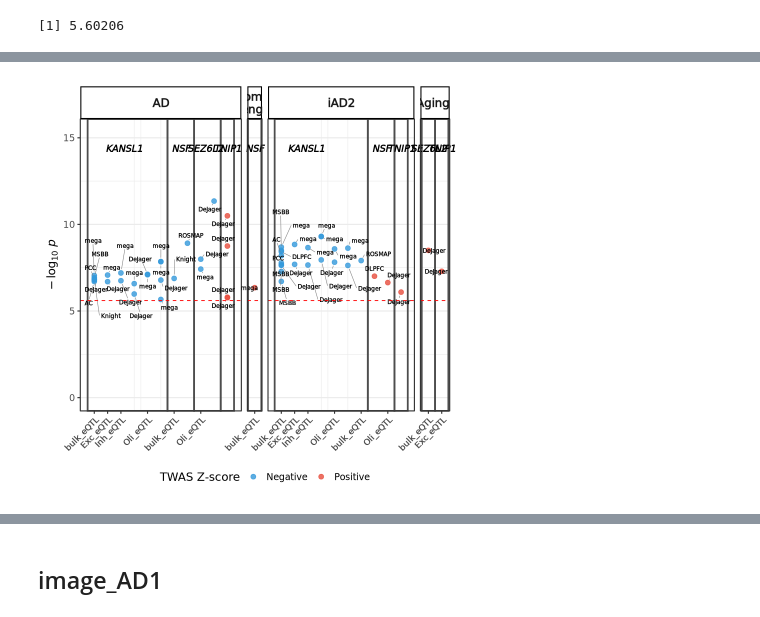
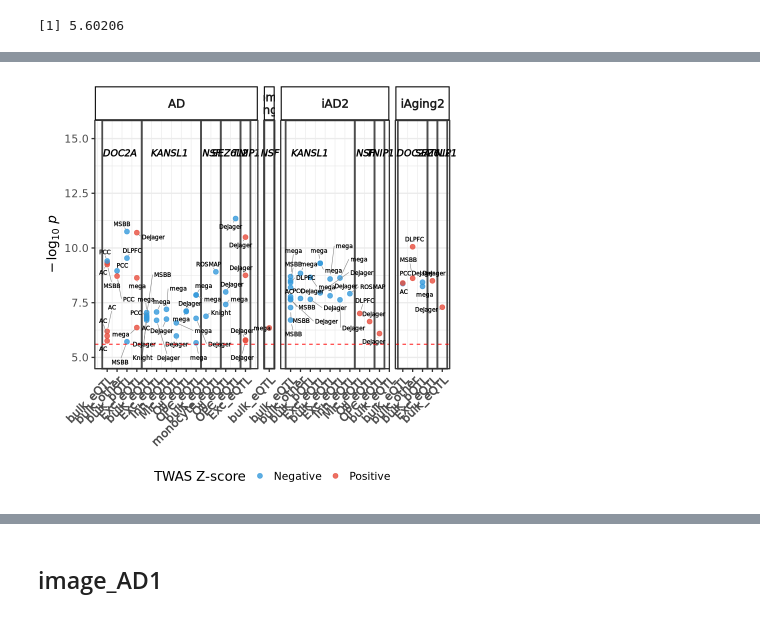
Before and after one commit to rl3328/DNE_xQTL_paper, a Jupyter notebook: main_text/4_candidate_genes/staging/interested_genes/TWAS_QTL/twas_story_allcontexts.ipynb, the cells around one changed output, grey strips where cells are left out. Saved outputs shown, nothing was run; the diff lists cells and outputs as text; code cells hidden in the pictures.

Commit message:
update AD2_gene_twas_plot

```diff
--- a/main_text/4_candidate_genes/staging/interested_genes/TWAS_QTL/twas_story_allcontexts.ipynb
+++ b/main_text/4_candidate_genes/staging/interested_genes/TWAS_QTL/twas_story_allcontexts.ipynb
@@ -212,9 +212,9 @@ A data.table: 5 × 16
 # %% [output]
 [1] 5.60206
 # %%
-AD2_story_genes_selected = bind_rows(TNIP1_selected, KANSL1_selected, NSF_selected, SEZ6L2_selected)
+AD2_story_genes_selected = bind_rows(TNIP1_selected, KANSL1_selected, NSF_selected, SEZ6L2_selected, DOC2A_selected)
 AD2_story_genes_selected = AD2_story_genes_selected |> filter( twas_pval < 2.5*1e-6) |> select(chr, molecular_id, gene_name, context, gwas_study, twas_z, twas_pval, everything())
-AD2_story_genes_selected = AD2_story_genes_selected |> mutate(gwas_study = ifelse(grepl("Bellenguez|Wightman", gwas_study), "AD", gwas_study)) |> mutate(context = sub("_chr.*", "", context))
+AD2_story_genes_selected = AD2_story_genes_selected |> mutate(gwas_study = ifelse(grepl("Bellenguez|Wightman|Jansen", gwas_study), "AD", gwas_study)) |> mutate(context = sub("_chr.*", "", context))
 # %%
 # AD2_story_genes_selected = AD2_story_genes_selected  |>
 #   left_join(context_gene_pair, by = "gene_name") %>% mutate(adjusted_p = (function(p) { o <- order(p); ro <- order(o); pmin(1, cummin(rev(p[o] * context_gene_pair / seq_along(p))))[rev(seq_along(p))][ro] })(twas_pval), bonff_p = pmin(1, twas_pval * context_gene_pair))
@@ -287,25 +309,28 @@ xqtl_context_order <- plot_data_processed %>%
           qtl_type) %>%
   pull(cell_qtl_label)
 
-# Define custom GWAS study order (this will be used for facet ordering)
+# Define custom GWAS study order
 gwas_order <- c("AD", "Telomere\n length", "iAD2", "iAging2")
 
-# Create gene-specific cell_qtl_label with ordering
+# Apply factors
 plot_data_processed <- plot_data_processed %>%
   mutate(
-    gene_cell_qtl = paste0(gene_name, "_", cell_qtl_label),
     cell_qtl_label = factor(cell_qtl_label, levels = xqtl_context_order),
-    # Apply custom GWAS order
     gwas_study = factor(gwas_study, levels = gwas_order)
   )
 
-# Create x_position within each GWAS study with equal spacing
+# KEY FIX: Create unique gene_cell_qtl combinations WITHIN each GWAS study
+# This ensures same gene + cell_qtl_label always gets the same x_position
 plot_data_processed <- plot_data_processed %>%
   group_by(gwas_study) %>%
-  arrange(gene_name, cell_qtl_label, .by_group = TRUE) %>%
   mutate(
-    gene_cell_qtl = paste0(gene_name, "_", cell_qtl_label),
-    x_position = as.numeric(factor(gene_cell_qtl, levels = unique(gene_cell_qtl)))
+    gene_cell_qtl = paste0(gene_name, "_", cell_qtl_label)
+  ) %>%
+  # Create position mapping based on unique combinations (not on all rows)
+  group_by(gwas_study) %>%
+  mutate(
+    x_position = as.numeric(factor(gene_cell_qtl,
+                                   levels = unique(gene_cell_qtl[order(gene_name, cell_qtl_label)])))
   ) %>%
   ungroup()
 
@@ -318,9 +343,8 @@ gwas_panel_widths <- plot_data_processed %>%
     n_combinations = n_distinct(gene_name, cell_qtl_label),
     .groups = "drop"
   ) %>%
-  # Keep the custom gwas_order, don't reorder by content
   mutate(
-    panel_width = n_combinations * 0.4 + n_genes * 0.5,
+    panel_width = n_combinations * 0.3 + n_genes * 0.6,
     width_ratio = panel_width / sum(panel_width)
   )
 
@@ -344,11 +368,10 @@ gene_positions <- plot_data_processed %>%
 # Get max y value for positioning gene labels
 max_y <- max(-log10(plot_data_processed$twas_pval), na.rm = TRUE)
 
-# Get unique x positions and labels for axis (one per combination per GWAS)
+# Get unique x positions and labels for axis (one per unique combination per GWAS)
 axis_labels <- plot_data_processed %>%
-  group_by(gwas_study, x_position, cell_qtl_label) %>%
-  slice(1) %>%
-  ungroup() %>%
+  select(gwas_study, x_position, cell_qtl_label, gene_cell_qtl) %>%
+  distinct() %>%
   arrange(gwas_study, x_position)
 
 # ---- Build plot with flexible panel widths ----
@@ -380,27 +403,34 @@ p_combined <- ggplot(plot_data_processed,
     force_pull = 0.5
   ) +
   geom_hline(yintercept = -log10(2.5e-6), linetype = "dashed", color = "red") +
-  # Use facet_grid with space="free_x" for flexible widths based on content
   facet_grid(. ~ gwas_study, scales = "free_x", space = "free_x") +
   scale_color_manual(values = c("Positive" = "#E74C3C", "Negative" = "#3498DB")) +
   scale_x_continuous(
-    breaks = function(x) {
-      # Get the axis labels for current panel
-      unique(axis_labels$x_position[axis_labels$gwas_study == unique(plot_data_processed$gwas_study[plot_data_processed$x_position >= min(x) & plot_data_processed$x_position <= max(x)])])
+    breaks = function(limits) {
+      # Get x positions within current panel's range
+      current_positions <- axis_labels$x_position[
+        axis_labels$x_position >= limits[1] &
+        axis_labels$x_position <= limits[2]
+      ]
+      unique(current_positions)
     },
-    labels = function(x) {
-      # Map positions to labels for current panel
-      sapply(x, function(pos) {
-        label_row <- axis_labels[axis_labels$x_position == pos, ]
-        if(nrow(label_row) > 0) as.character(label_row$cell_qtl_label[1]) else ""
+    labels = function(breaks) {
+      # Map breaks to labels
+      sapply(breaks, function(b) {
+        matched <- axis_labels[axis_labels$x_position == b, ]
+        if(nrow(matched) > 0) {
+          as.character(matched$cell_qtl_label[1])
+        } else {
+          ""
+        }
       })
     }
   ) +
-  theme_bw(base_size = 14) +
+  theme_bw(base_size = 16) +
   theme(
     strip.background = element_rect(color = "black", fill = "white", linewidth = 1.2),
     strip.text = element_text(face = "bold", size = 14),
-    axis.text.x = element_text(angle = 45, hjust = 1, size = 10, face = "bold"),
+    axis.text.x = element_text(angle = 45, hjust = 1, size = 14, face = "bold"),
     axis.title.x = element_blank(),
     panel.grid.major.x = element_blank(),
     panel.spacing.x = unit(0.5, "lines"),
@@ -417,14 +447,13 @@ p_combined <- ggplot(plot_data_processed,
     fontface = "bold.italic",
     vjust = 0
   ) +
-  coord_cartesian(clip = "off", ylim = c(0, max_y * 1.35))
+  coord_cartesian(clip = "off", ylim = c(5, max_y * 1.35))
 
 print(p_combined)
 
 # Calculate optimal total width based on content
-# Scale factor adjusts overall size while maintaining proportions
 scale_factor <- 1.2
-total_width <- max(20, sum(gwas_panel_widths$panel_width) * scale_factor + 2)
+total_width <- max(20, sum(gwas_panel_widths$panel_width) * scale_factor + 1)
 
 ggsave("AD2_gene_plot_by_gwas.png", p_combined,
        width = total_width, height = 9, dpi = 300, bg = "white")
@@ -464 +493 @@ Width breakdown:
-[figure, old version]
+[figure, new version]
```
Also changed, not shown: parts of 3 cells of this notebook, 1 other file.
